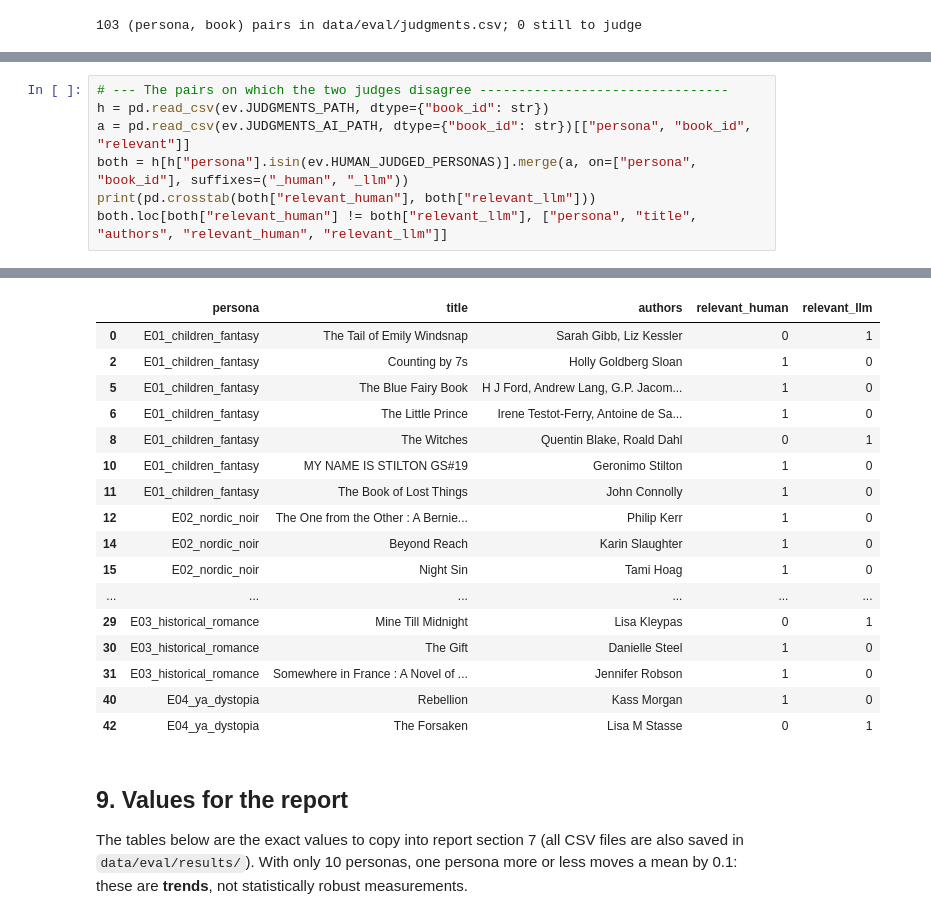
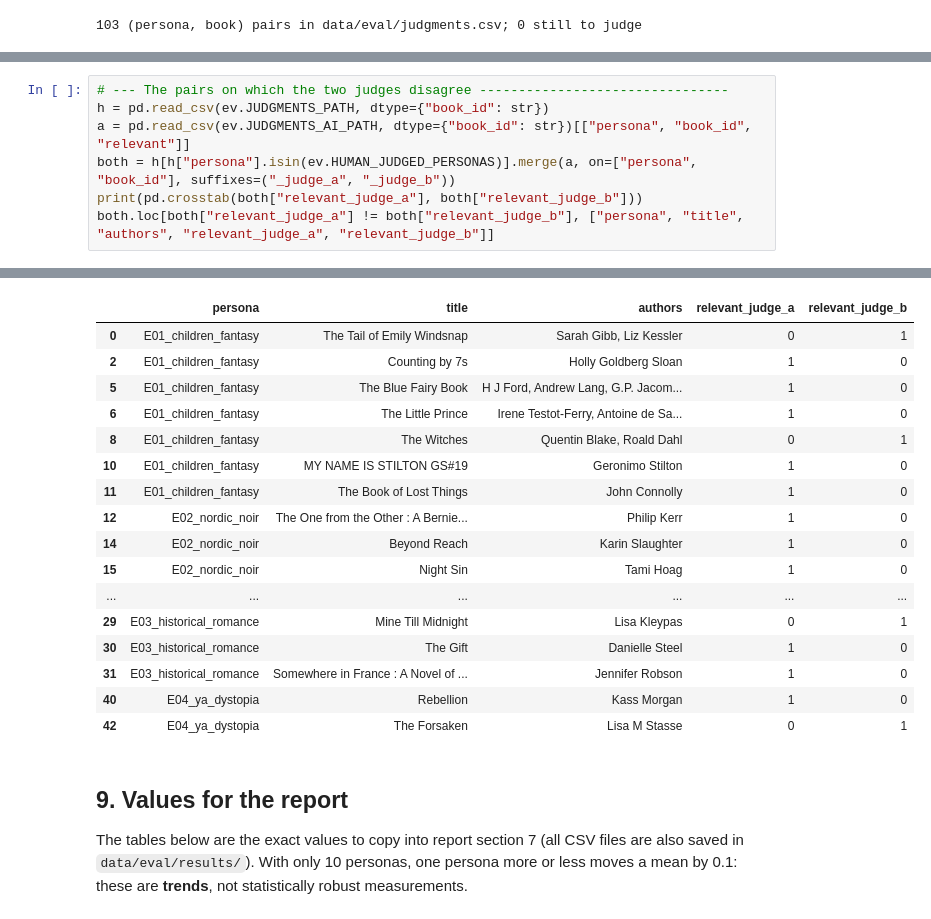
Before and after one commit to Jachriso/GenderBook-Projet-NLP, a Jupyter notebook: notebooks/06_evaluation.ipynb, the cells around one changed output, grey strips where cells are left out. Cells and saved outputs as stored; diff of their text form.

```diff
--- a/notebooks/06_evaluation.ipynb
+++ b/notebooks/06_evaluation.ipynb
@@ -408,7 +408,7 @@ by_judge
 # --- The pairs on which the two judges disagree --------------------------------
 h = pd.read_csv(ev.JUDGMENTS_PATH, dtype={"book_id": str})
 a = pd.read_csv(ev.JUDGMENTS_AI_PATH, dtype={"book_id": str})[["persona", "book_id", "relevant"]]
-both = h[h["persona"].isin(ev.HUMAN_JUDGED_PERSONAS)].merge(a, on=["persona", "book_id"], suffixes=("_human", "_llm"))
-print(pd.crosstab(both["relevant_human"], both["relevant_llm"]))
-both.loc[both["relevant_human"] != both["relevant_llm"], ["persona", "title", "authors", "relevant_human", "relevant_llm"]]
+both = h[h["persona"].isin(ev.HUMAN_JUDGED_PERSONAS)].merge(a, on=["persona", "book_id"], suffixes=("_judge_a", "_judge_b"))
+print(pd.crosstab(both["relevant_judge_a"], both["relevant_judge_b"]))
+both.loc[both["relevant_judge_a"] != both["relevant_judge_b"], ["persona", "title", "authors", "relevant_judge_a", "relevant_judge_b"]]
 # %% [output]
@@ -419,4 +419,4 @@ relevant_human
-|  | persona | title | authors | relevant_human | relevant_llm |
+|  | persona | title | authors | relevant_judge_a | relevant_judge_b |
 | 0 | E01_children_fantasy | The Tail of Emily Windsnap | Sarah Gibb, Liz Kessler | 0 | 1 |
 | 2 | E01_children_fantasy | Counting by 7s | Holly Goldberg Sloan | 1 | 0 |
 | 5 | E01_children_fantasy | The Blue Fairy Book | H J Ford, Andrew Lang, G.P. Jacom... | 1 | 0 |
```
Also changed, not shown: parts of 7 cells of this notebook, 9 other files.
